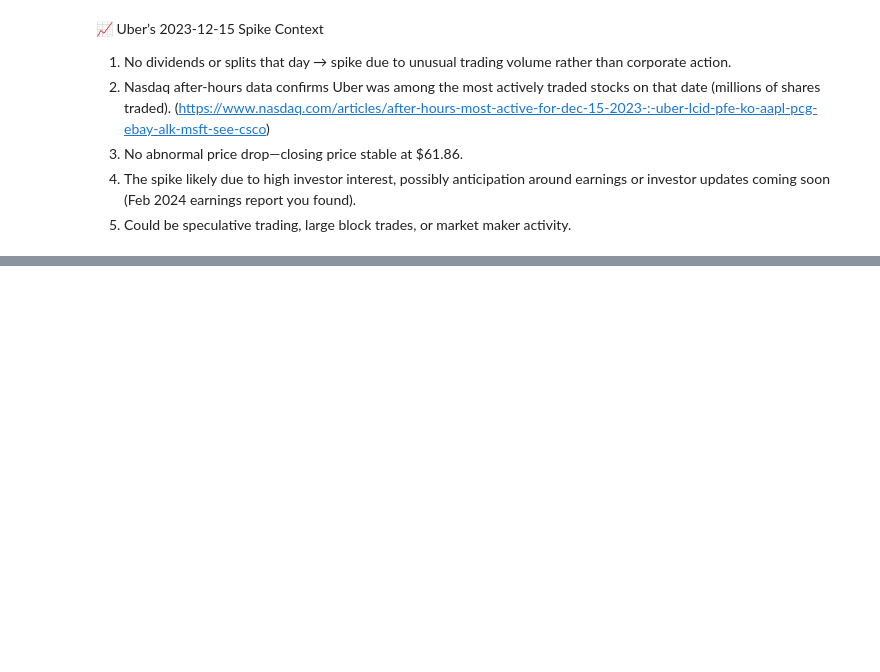
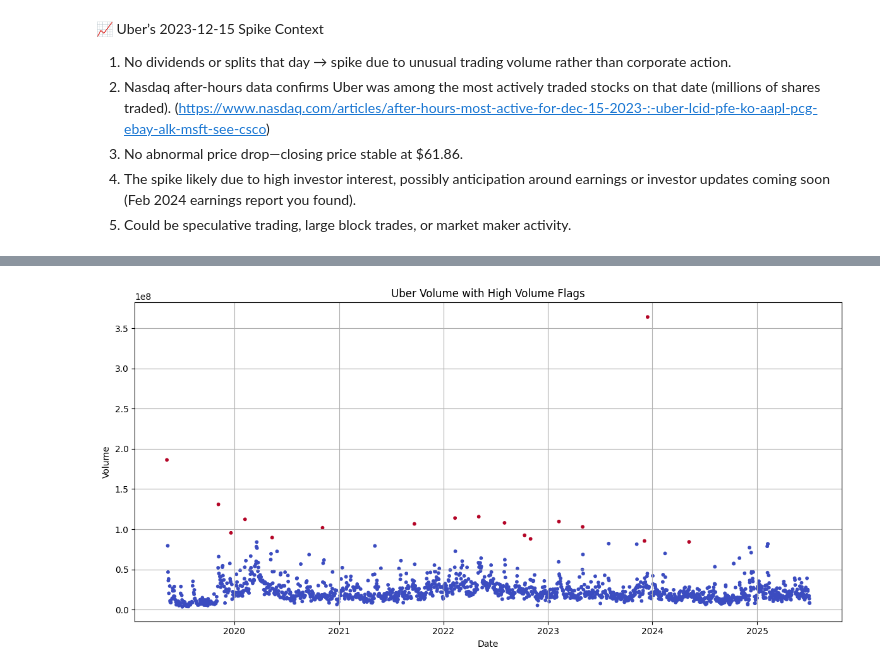
Before and after one commit to Karan088/stock_price_forecast, a Jupyter notebook: Notebook/stockprice-forecast.ipynb, the cells around one changed output, grey strips where cells are left out. Cells and saved outputs as stored; diff of their text form; code cells hidden in the pictures; blank space fills up the shorter version.

```diff
--- a/Notebook/stockprice-forecast.ipynb
+++ b/Notebook/stockprice-forecast.ipynb
@@ -253,0 +297,12 @@ df_v2['High_Volume_Flag'] = (df_v2['Volume'] > threshold).astype(int)
+# %%
+# Highlight high volume spikes
+plt.figure(figsize=(12,6))
+plt.scatter(df_v3['Date'], df_v3['Volume'], c=df_v3['High_Volume_Flag'], cmap='coolwarm', s=10)
+plt.title('Uber Volume with High Volume Flags')
+plt.xlabel('Date')
+plt.ylabel('Volume')
+plt.grid(True)
+plt.tight_layout()
+plt.show()
+# %% [output]
+[figure, added]
```
Also changed, not shown: parts of 55 cells of this notebook.
